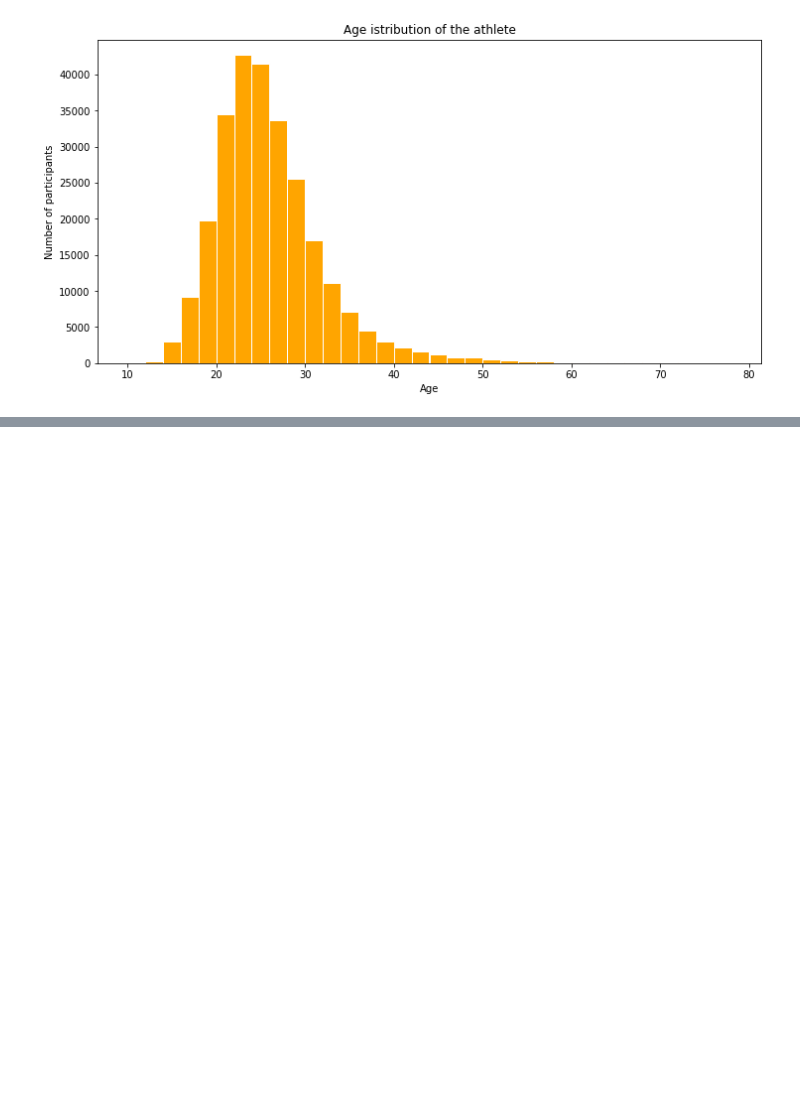
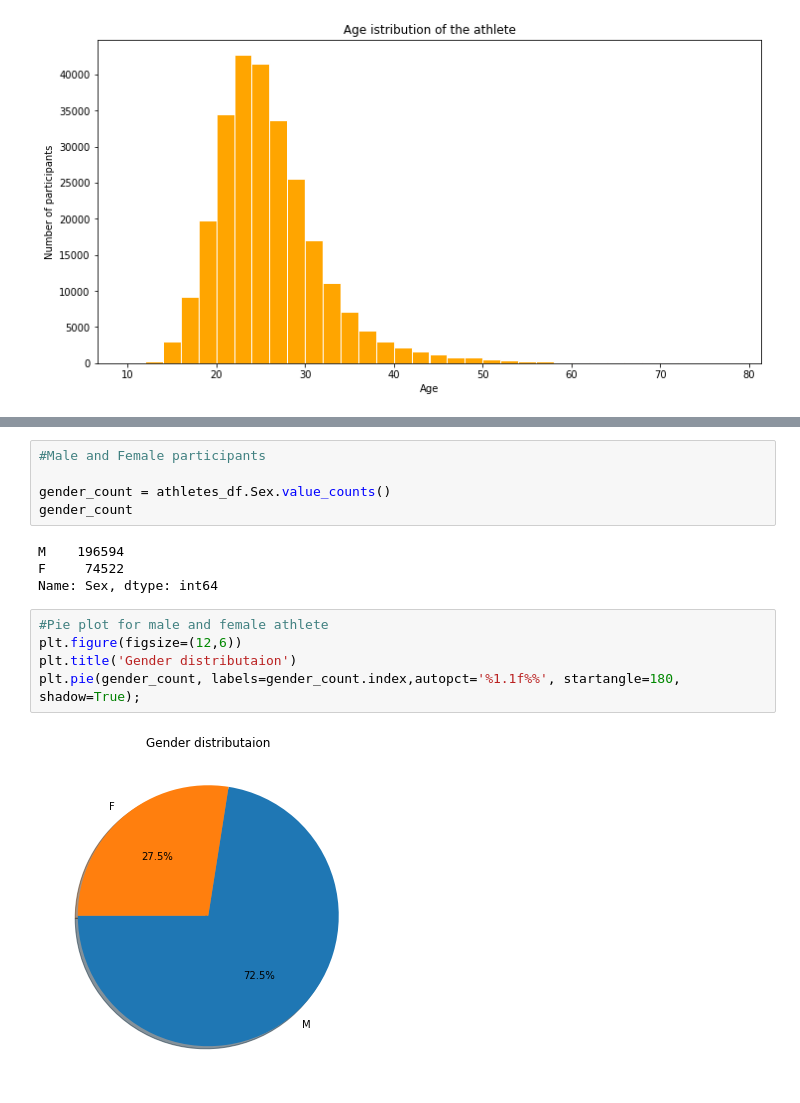
Before and after one commit to Rishiraj-singh7/Olympics-Data-, a Jupyter notebook: main.ipynb, the cells around one changed output, grey strips where cells are left out. Saved outputs shown, nothing was run; the diff lists cells and outputs as text; blank space fills up the shorter version.

Commit message:
data visualization

```diff
--- a/main.ipynb
+++ b/main.ipynb
@@ -216,0 +243,16 @@ plt.hist(athletes_df.Age, bins=np.arange(10,80,2), color='orange',edgecolor = 'w
+# %%
+#Male and Female participants
+
+gender_count = athletes_df.Sex.value_counts()
+gender_count
+# %% [output]
+M    196594
+F     74522
+Name: Sex, dtype: int64
+# %%
+#Pie plot for male and female athlete
+plt.figure(figsize=(12,6))
+plt.title('Gender distributaion')
+plt.pie(gender_count, labels=gender_count.index,autopct='%1.1f%%', startangle=180, shadow=True);
+# %% [output]
+[figure, added]
```
Also changed, not shown: parts of 5 cells of this notebook.
